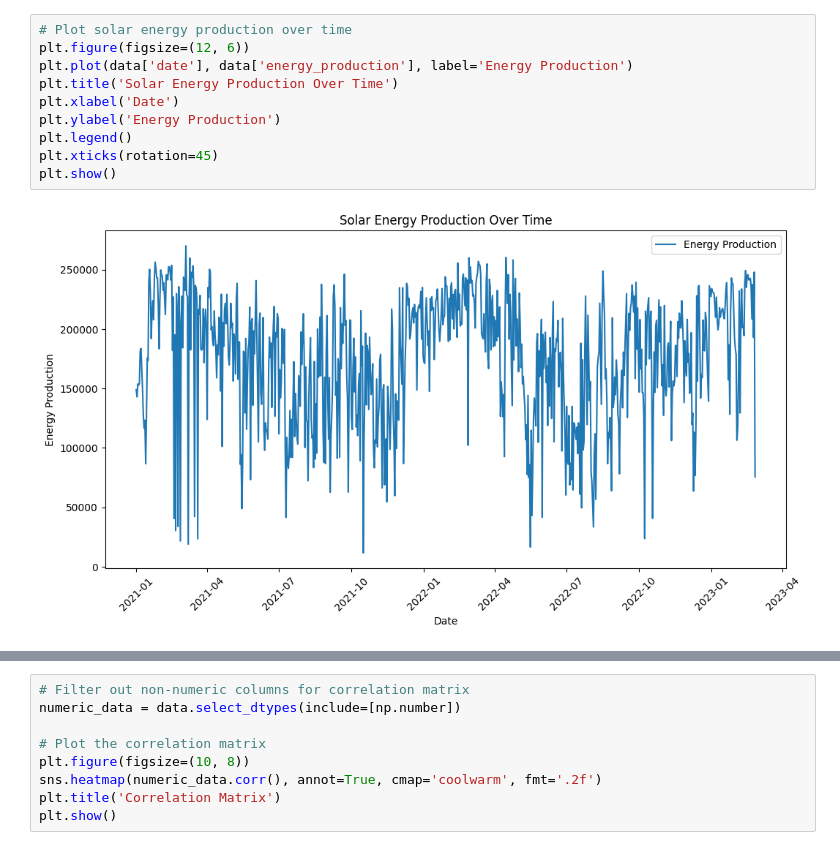
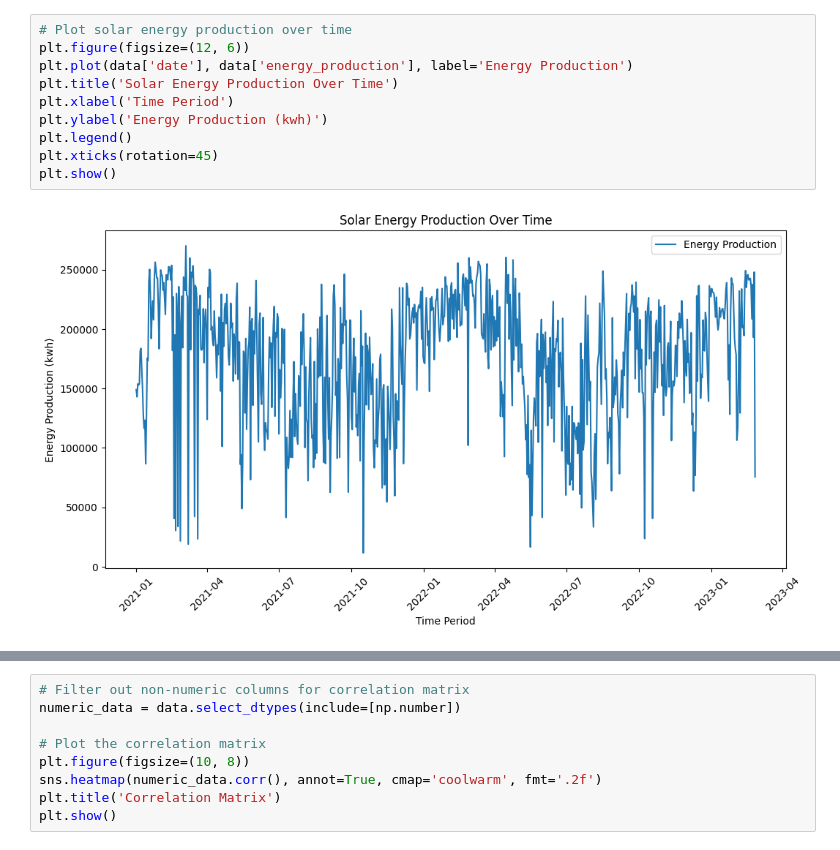
Before and after one commit to Jamesupback/solar, a Jupyter notebook: minor/models/master.ipynb, the cells around one changed output, grey strips where cells are left out. Saved outputs shown, nothing was run; the diff lists cells and outputs as text.

```diff
--- a/minor/models/master.ipynb
+++ b/minor/models/master.ipynb
@@ -30,15 +33,15 @@ data.head()
 # %%
 # Plot solar energy production over time
 plt.figure(figsize=(12, 6))
 plt.plot(data['date'], data['energy_production'], label='Energy Production')
 plt.title('Solar Energy Production Over Time')
-plt.xlabel('Date')
-plt.ylabel('Energy Production')
+plt.xlabel('Time Period')
+plt.ylabel('Energy Production (kwh)')
 plt.legend()
 plt.xticks(rotation=45)
 plt.show()
 # %% [output]
-[figure, old version]
+[figure, new version]
 # %%
 # from scipy.signal import savgol_filter
 # Apply Savitzky-Golay filter with a window size of 7 and polynomial order of 2
```
Also changed, not shown: parts of 18 cells of this notebook, 1 other file.
